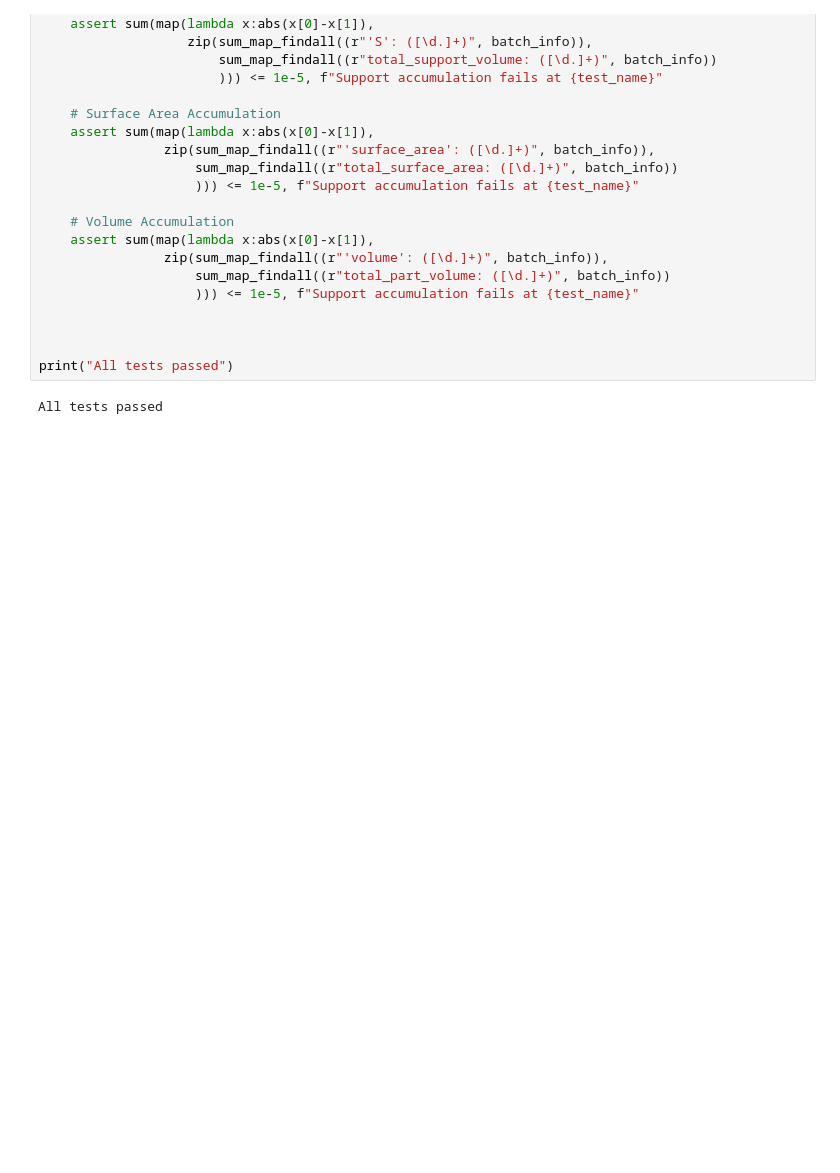
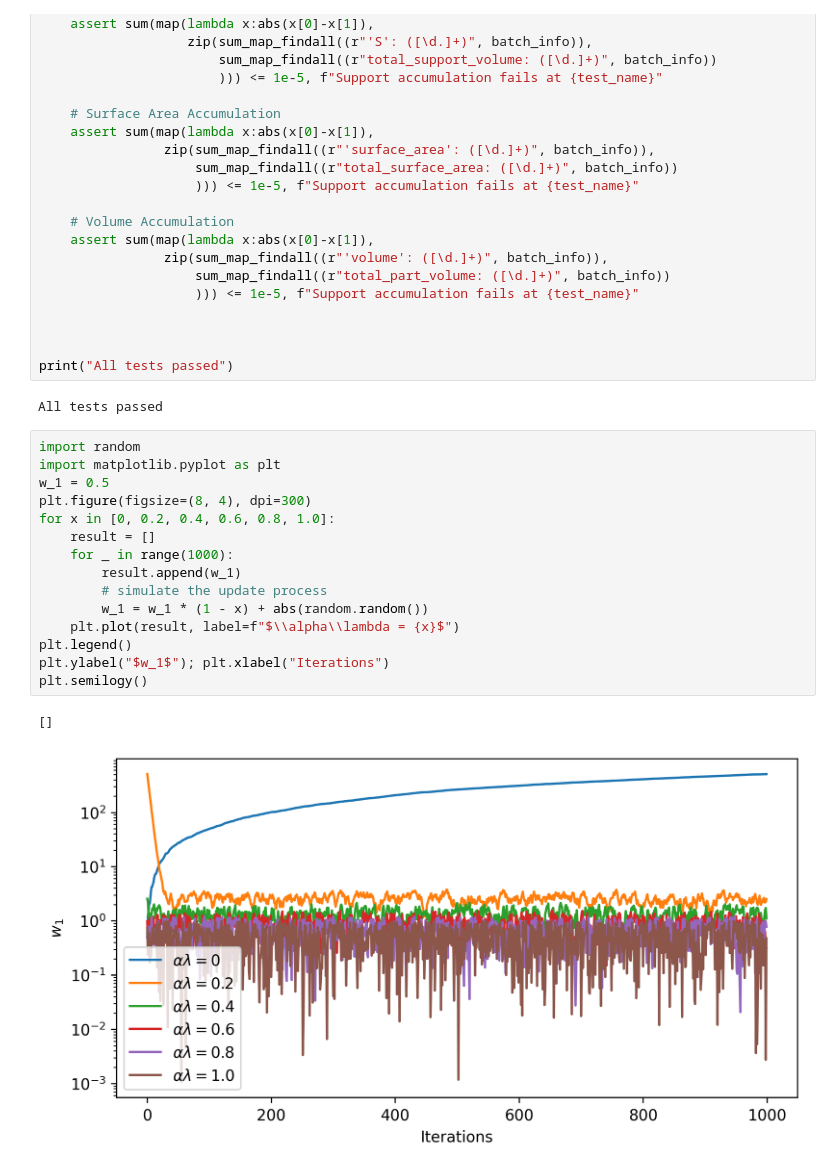
Before and after one commit to hrjtju/code_SLM, a Jupyter notebook: solution_test/check.ipynb, the cells around one changed output. Saved outputs shown, nothing was run; the diff lists cells and outputs as text; blank space fills up the shorter version.

```diff
--- a/solution_test/check.ipynb
+++ b/solution_test/check.ipynb
@@ -59,3 +59,21 @@ for test_name in tqdm(filter(lambda x:"test" in x, os.listdir("./"))):
 print("All tests passed")
 # %% [output]
 All tests passed
+# %%
+import random
+import matplotlib.pyplot as plt
+w_1 = 0.5
+plt.figure(figsize=(8, 4), dpi=300)
+for x in [0, 0.2, 0.4, 0.6, 0.8, 1.0]:
+    result = []
+    for _ in range(1000):
+        result.append(w_1)
+        # simulate the update process
+        w_1 = w_1 * (1 - x) + abs(random.random())
+    plt.plot(result, label=f"$\\alpha\\lambda = {x}$")
+plt.legend()
+plt.ylabel("$w_1$"); plt.xlabel("Iterations")
+plt.semilogy()
+# %% [output]
+[]
+[figure, added]
```
